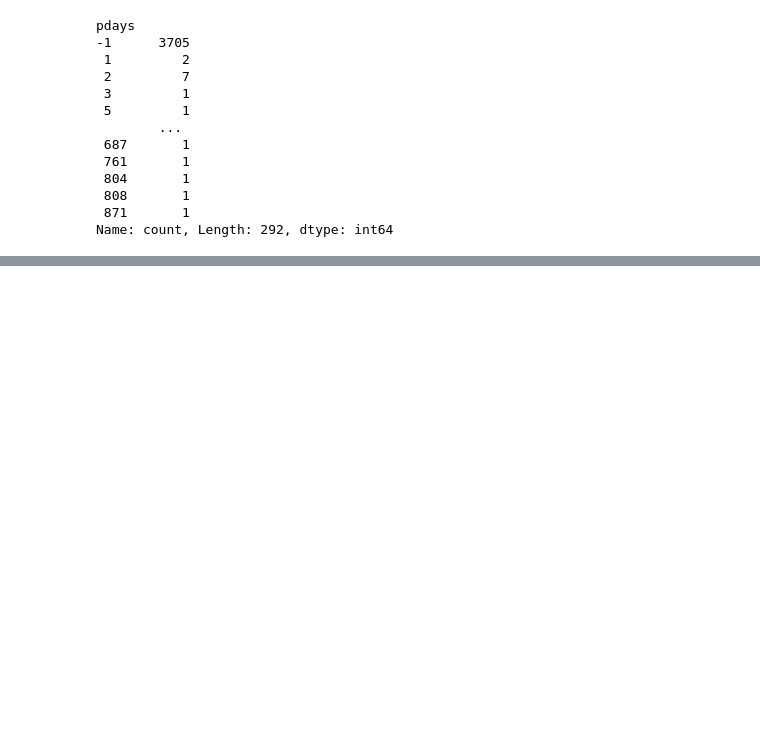
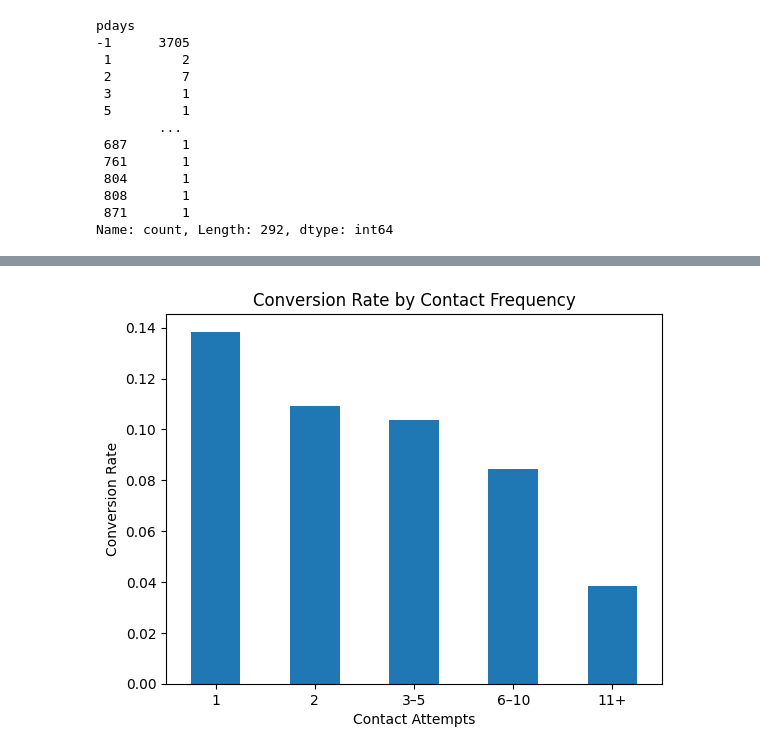
Before and after one commit to 45modeus/DI-Bootcamp, a Jupyter notebook: Week12/day1/hackaton.ipynb, the cells around one changed output, grey strips where cells are left out. Saved outputs shown, nothing was run; the diff lists cells and outputs as text; code cells hidden in the pictures; blank space fills up the shorter version.

```diff
--- a/Week12/day1/hackaton.ipynb
+++ b/Week12/day1/hackaton.ipynb
@@ -753,0 +864,19 @@ Name: count, Length: 292, dtype: int64
+# %%
+#campaign effectiveness
+
+#number of contacts effectuate
+df.groupby('campaign')['converted'].mean()
+
+
+df['campaign_bin'] = pd.cut(df['campaign'],
+                            bins=[0, 1, 2, 5, 10, df['campaign'].max()],
+                            labels=['1', '2', '3–5', '6–10', '11+'])
+
+df.groupby('campaign_bin')['converted'].mean().plot(kind='bar')
+plt.title('Conversion Rate by Contact Frequency')
+plt.xlabel('Contact Attempts')
+plt.ylabel('Conversion Rate')
+plt.xticks(rotation=0)
+plt.show()
+# %% [output]
+[figure, added]
```
Also changed, not shown: parts of 17 cells of this notebook.
